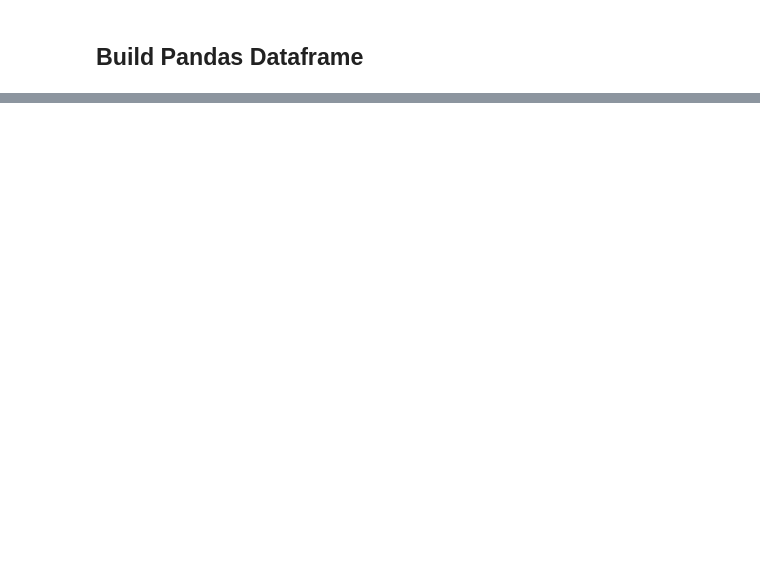
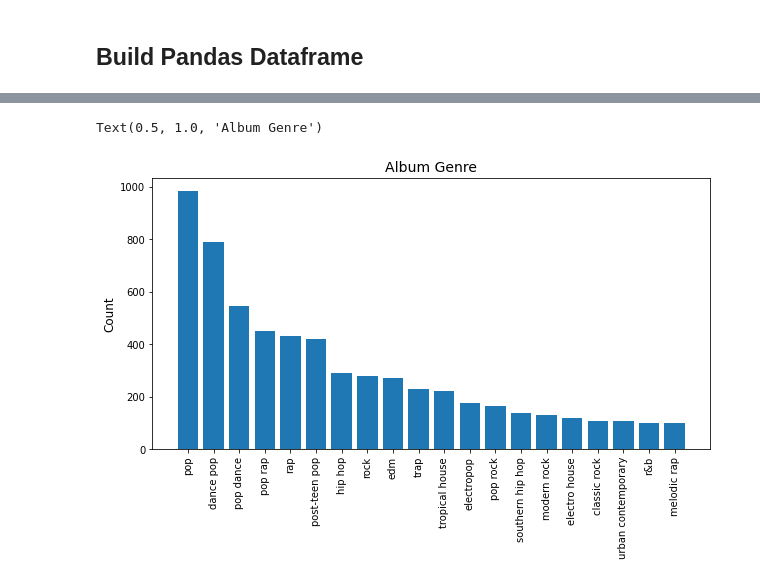
Before and after one commit to bojito/ml-album-popularity, a Jupyter notebook: 3 - Explore Dataset.ipynb, the cells around one changed output, grey strips where cells are left out. Saved outputs shown, nothing was run; the diff lists cells and outputs as text; code cells hidden in the pictures; blank space fills up the shorter version.

Commit message:
Adds Genre Selection

```diff
--- a/3 - Explore Dataset.ipynb
+++ b/3 - Explore Dataset.ipynb
@@ -57,0 +89,5 @@ plt.show()
+# %%
+def to_1D(series):
+    return pd.Series([x for _list in series for x in _list])
+
+genres_freq = to_1D(albums_df['genres']).value_counts()
@@ -57,0 +96,5 @@ plt.show()
+# %%
+min_genre_count = 100
+
+genres_to_keep = genres_freq[genres_freq > min_genre_count].index
+genres_to_keep
@@ -57,0 +107,14 @@ plt.show()
+# %%
+genre_list = list(albums_df['genres'])
+
+for index, genre_l in enumerate(genre_list):
+    _list = []
+    for genre in genre_l:
+          if genre in genres_to_keep:
+                _list.append(genre)
+    genre_list[index] = _list
+
+
+albums_df['genres'] = genre_list
+# %%
+albums_df = albums_df[albums_df['genres'].map(len) > 0]
@@ -57,0 +143,12 @@ plt.show()
+# %%
+genres_freq = to_1D(albums_df['genres']).value_counts()
+
+fig, ax = plt.subplots(figsize = (10,5))
+
+ax.bar(genres_freq.index, genres_freq.values)
+plt.xticks(rotation = 90)
+ax.set_ylabel("Count", size = 12)
+ax.set_title("Album Genre", size = 14)
+# %% [output]
+Text(0.5, 1.0, 'Album Genre')
+[figure, added]
```
Also changed, not shown: parts of 25 cells of this notebook.
